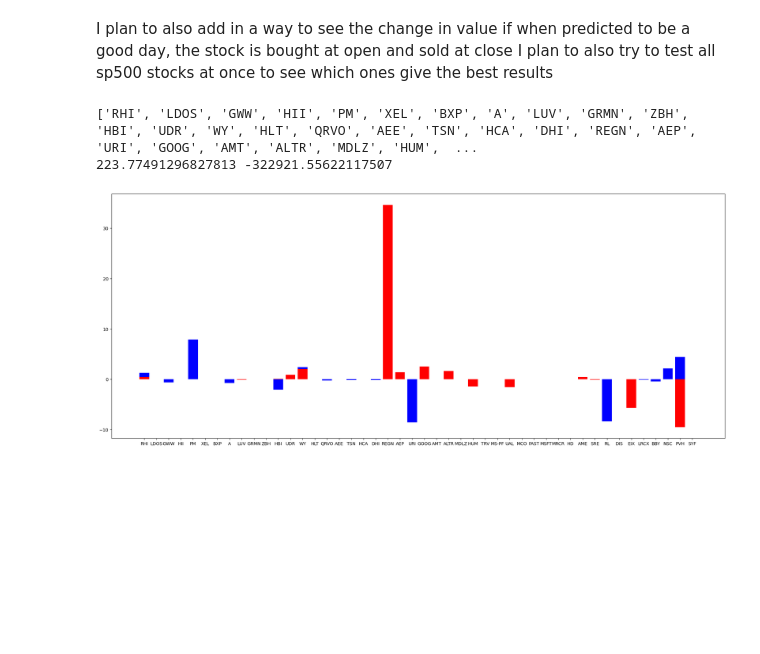
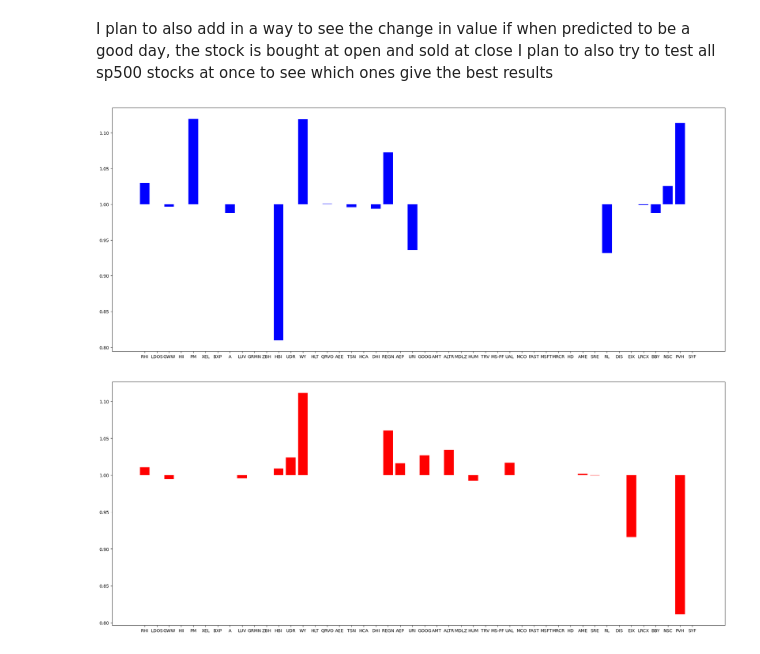
Before and after one commit to ahmedomar001/Stockmarketprediction, a Jupyter notebook: SVM_and_LR.ipynb, the cells around one changed output. Cells and saved outputs as stored; diff of their text form; code cells hidden in the pictures; blank space fills up the shorter version.

Commit message:
Changed performance measurement from total change to percentage change

```diff
--- a/SVM_and_LR.ipynb
+++ b/SVM_and_LR.ipynb
@@ -25,7 +25,7 @@ def stock_csv_parser(fileName, y_day_ct=5):
     # I will first drop any open if it is zero just in case to prevent division by zero
     symbol_df = symbol_df[symbol_df['Open'] != 0]
     y = symbol_df['Close'] / symbol_df['Open']
-    y_value = symbol_df['Close'] - symbol_df['Open']
+    y_value = symbol_df['Close'] / symbol_df['Open']
 
 
     y = [1 if each > 1.005 else 0 for each in y]
@@ -160,18 +160,18 @@ def symbol_train_test(file_path, mode_type=0,day_ct=10, y_day_ct=5):
     accuracy, recall, precision = score_returner(y_test, y_pred)
     accuracy_lr, recall_lr, precision_lr = score_returner(y_test, y_pred_lr)
 
-    trade_amount = 0
+    trade_amount = 1
     pred_ct = 0
     for i in range(len(y_test)):
         if y_pred[i] == 1:
             pred_ct += 1
-            trade_amount += y_value_test.iloc[i]
+            trade_amount *= y_value_test.iloc[i]
 
-    trade_amount_lr = 0
+    trade_amount_lr = 1
     pred_ct_lr = 0
     for i in range(len(y_test)):
         if y_pred_lr[i] == 1:
             pred_ct_lr += 1
-            trade_amount_lr += y_value_test.iloc[i]
+            trade_amount_lr *= y_value_test.iloc[i]
 
     return accuracy, recall, precision, trade_amount, pred_ct, accuracy_lr, recall_lr, precision_lr, trade_amount_lr, pred_ct_lr
@@ -255,35 +210,38 @@ for each in symbol_csvs_paths:
     file.write(curr_string_to_write_lr)
     file.close()
 # %%
-print(stock_name[:][:], stock_value, stock_value_lr)
+# print(stock_name[:][:], stock_value, stock_value_lr)
 # print("Total gain/loss on svm:",str(total_trade_amount),"Total gain/loss on lr:", str(total_trade_amount_lr))
-print(sum(stock_value), sum(stock_value_lr))
+# print(sum(stock_value), sum(stock_value_lr))
-# %% [output]
-['RHI', 'LDOS', 'GWW', 'HII', 'PM', 'XEL', 'BXP', 'A', 'LUV', 'GRMN', 'ZBH', 'HBI', 'UDR', 'WY', 'HLT', 'QRVO', 'AEE', 'TSN', 'HCA', 'DHI', 'REGN', 'AEP', 'URI', 'GOOG', 'AMT', 'ALTR', 'MDLZ', 'HUM',  ...
-223.77491296827813 -322921.55622117507
 # %%
 import random
-
-
-# ran_num = random.randint(1,50)
-#         if ran_num == 1:
-#             stock_name.append(symbol[0])
-#             stock_value.append(trade_amount)
-#             stock_value_lr.append(trade_amount_lr)
-
-
 
 
 import matplotlib.pyplot as plt
 
 fig, ax = plt.subplots(figsize=(25, 10))
 
 vals = -((len(stock_value)//10)*9)
 
-ax.bar(stock_name[:][:vals], stock_value[:vals], color='blue', label='SVM')
-ax.bar(stock_name[:][:vals], stock_value_lr[:vals], color='red', label='LR')
+stock_value = [each - 1 for each in stock_value]
+ax.bar(stock_name[:][:vals], stock_value[:vals], bottom=1, color='blue', label='SVM')
+
+# plt.savefig("SVM_percent.PNG")
+plt.show()
 
 
+
+
+fig, ax = plt.subplots(figsize=(25, 10))
+
+
+vals = -((len(stock_value)//10)*9)
+
+stock_value_lr = [each - 1 for each in stock_value_lr]
+ax.bar(stock_name[:][:vals], stock_value_lr[:vals], bottom=1, color='red', label='LR')
+
+# plt.savefig("LR_percent.PNG")
 plt.show()
 # %% [output]
-[figure, old version]
+[figure, new version]
+[figure, added]
```
Also changed, not shown: parts of 1 cell of this notebook, 4 other files.
